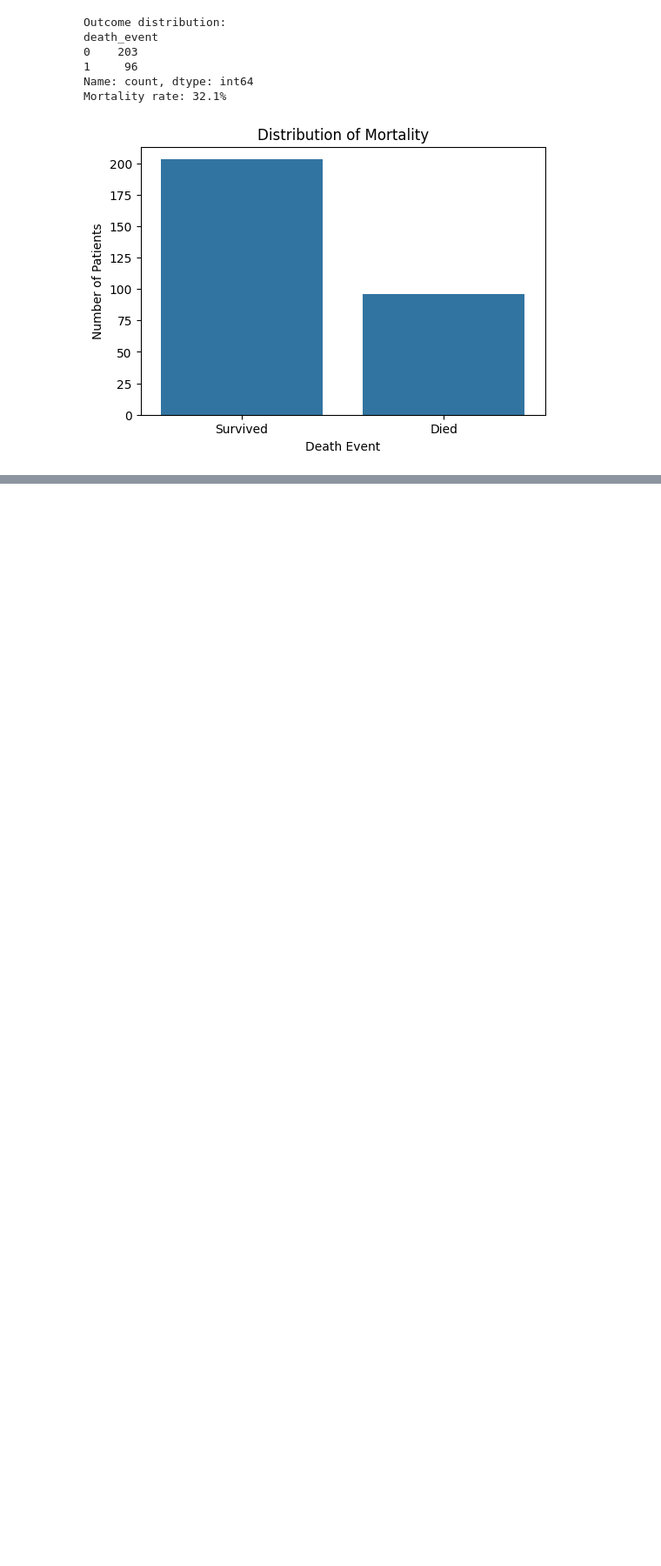
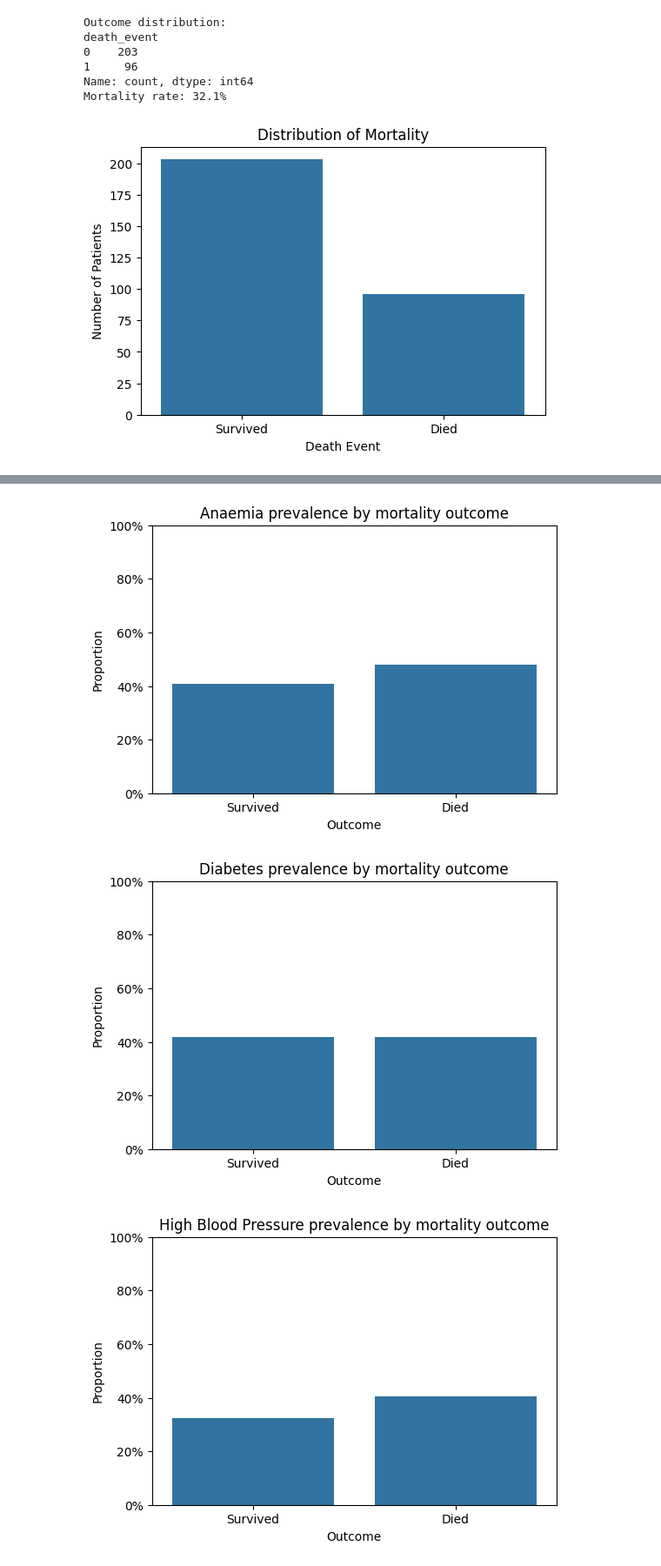
Before and after one commit to dr-koehler-ai/Heart-Failure-Clinical-Records-Dashboard-V1, a Jupyter notebook: Heart_Failure_Clinical_Records_Dashboard_V1.ipynb, the cells around one changed output, grey strips where cells are left out. Shown at 87% size. Drawn from its saved outputs; the diff is of its cells as text; code cells hidden in the pictures; blank space fills up the shorter version.

```diff
--- a/Heart_Failure_Clinical_Records_Dashboard_V1.ipynb
+++ b/Heart_Failure_Clinical_Records_Dashboard_V1.ipynb
@@ -305,0 +236,43 @@ median_table
+# %%
+# ==================================================
+# 6. Univariate Analysis of Binary variables
+# ==================================================
+
+categorical_features = [
+    "anaemia",
+    "diabetes",
+    "high_blood_pressure",
+    "smoking"
+]
+
+import matplotlib.ticker as mtick
+
+for feature in categorical_features:
+
+    plt.figure(figsize=(6,4))
+
+    sns.barplot(
+        data=heart_failure_clinical_records,
+        x="death_event",
+        y=feature,
+        errorbar=None
+    )
+
+    plt.xticks(
+        [0,1],
+        ["Survived", "Died"]
+    )
+
+    plt.title(f"{feature.replace('_', ' ').title()} prevalence by mortality outcome")
+    plt.xlabel("Outcome")
+    plt.ylabel("Proportion")
+    plt.ylim(0,1)
+    plt.gca().yaxis.set_major_formatter(
+    mtick.PercentFormatter(1.0)
+)
+
+    plt.show()
+# %% [output]
+[figure, added]
+[figure, added]
+[figure, added]
```
Also changed, not shown: parts of 3 cells of this notebook.
